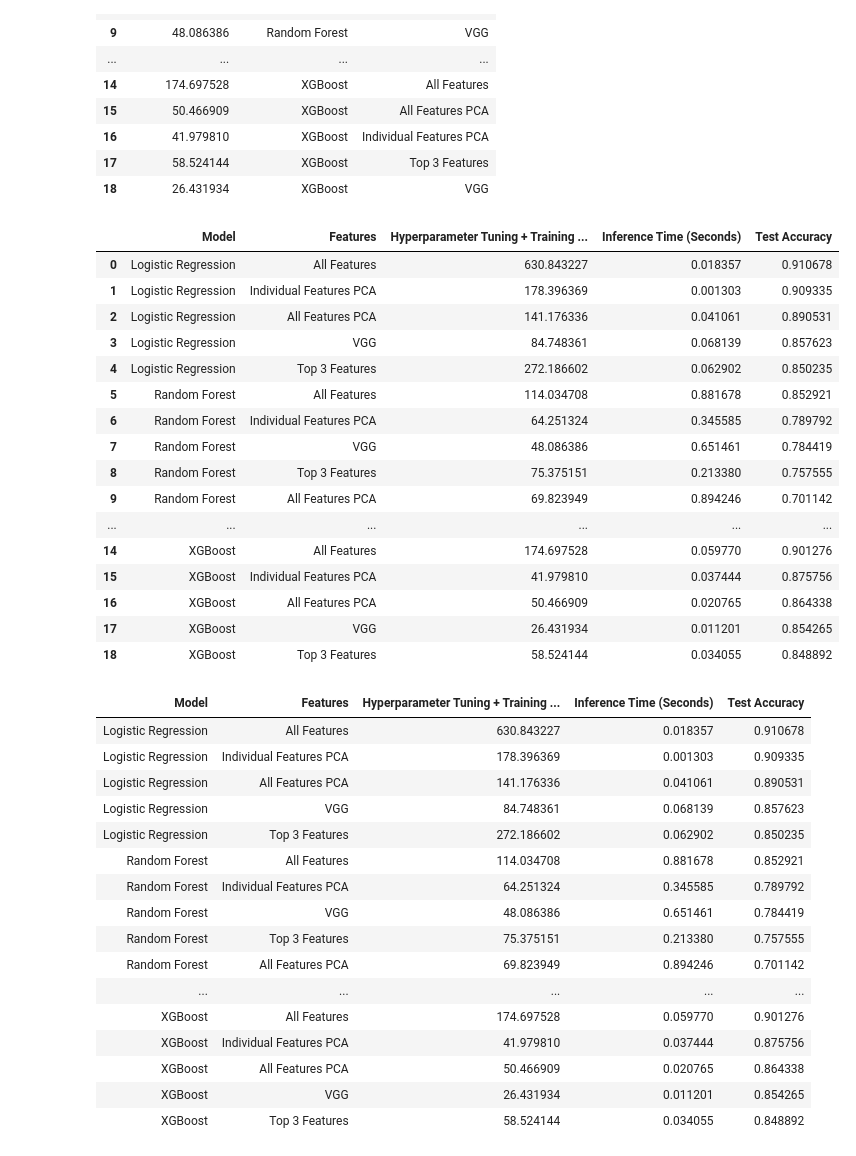
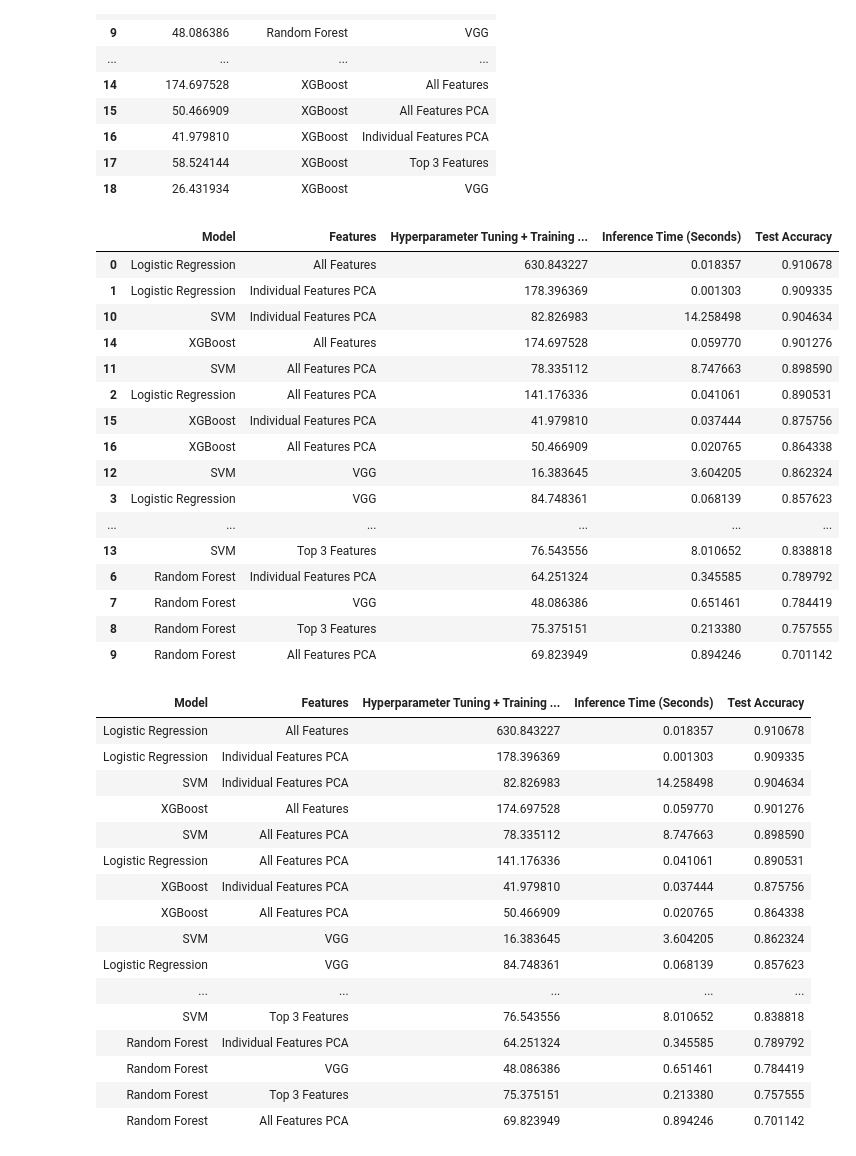
Before and after one commit to ijyliu/computer-vision-project, a Jupyter notebook: Code/Evaluation/Accuracy-Efficiency Table.ipynb, the cells around one changed output. Saved outputs shown, nothing was run; the diff lists cells and outputs as text; code cells hidden in the pictures.

Commit message:
sort order edit

```diff
--- a/Code/Evaluation/Accuracy-Efficiency Table.ipynb
+++ b/Code/Evaluation/Accuracy-Efficiency Table.ipynb
@@ -303,31 +303,31 @@ See the caveats in the documentation: https://pandas.pydata.org/pandas-docs/stab
 # %%
 # Accuracy - Efficiency table - join on 'Model' and 'Features'
 eff_acc_table = pd.merge(model_performance, job_cpu_clean, on=['Model', 'Features'], how='left').merge(inference_time_df, on=['Model', 'Features'], how='left')
 # Keep columns Model, Features, LaptopTime hours, Test Accuracy
 eff_acc_table = eff_acc_table[['Model', 'Features', 'LaptopTime hours', 'Inference Time (Seconds)', 'Test Accuracy']]
 # Rename LaptopTime hours to Hyperparameter Tuning + Training Time (Hours)
 eff_acc_table.rename(columns={'LaptopTime hours': 'Hyperparameter Tuning + Training Time (Hours)'}, inplace=True)
-# Sort by model and test accuracy
-eff_acc_table.sort_values(by=['Model', 'Test Accuracy'], ascending=[True, False], inplace=True)
+# Sort by test accuracy
+eff_acc_table.sort_values(by=['Test Accuracy'], ascending=[False], inplace=True)
 eff_acc_table
 # %% [output]
 |  | Model | Features | Hyperparameter Tuning + Training ... | Inference Time (Seconds) | Test Accuracy |
 | 0 | Logistic Regression | All Features | 630.843227 | 0.018357 | 0.910678 |
 | 1 | Logistic Regression | Individual Features PCA | 178.396369 | 0.001303 | 0.909335 |
+| 10 | SVM | Individual Features PCA | 82.826983 | 14.258498 | 0.904634 |
+| 14 | XGBoost | All Features | 174.697528 | 0.059770 | 0.901276 |
+| 11 | SVM | All Features PCA | 78.335112 | 8.747663 | 0.898590 |
 | 2 | Logistic Regression | All Features PCA | 141.176336 | 0.041061 | 0.890531 |
+| 15 | XGBoost | Individual Features PCA | 41.979810 | 0.037444 | 0.875756 |
+| 16 | XGBoost | All Features PCA | 50.466909 | 0.020765 | 0.864338 |
+| 12 | SVM | VGG | 16.383645 | 3.604205 | 0.862324 |
 | 3 | Logistic Regression | VGG | 84.748361 | 0.068139 | 0.857623 |
-| 4 | Logistic Regression | Top 3 Features | 272.186602 | 0.062902 | 0.850235 |
-| 5 | Random Forest | All Features | 114.034708 | 0.881678 | 0.852921 |
+| ... | ... | ... | ... | ... | ... |
+| 13 | SVM | Top 3 Features | 76.543556 | 8.010652 | 0.838818 |
 | 6 | Random Forest | Individual Features PCA | 64.251324 | 0.345585 | 0.789792 |
 | 7 | Random Forest | VGG | 48.086386 | 0.651461 | 0.784419 |
 | 8 | Random Forest | Top 3 Features | 75.375151 | 0.213380 | 0.757555 |
 | 9 | Random Forest | All Features PCA | 69.823949 | 0.894246 | 0.701142 |
-| ... | ... | ... | ... | ... | ... |
-| 14 | XGBoost | All Features | 174.697528 | 0.059770 | 0.901276 |
-| 15 | XGBoost | Individual Features PCA | 41.979810 | 0.037444 | 0.875756 |
-| 16 | XGBoost | All Features PCA | 50.466909 | 0.020765 | 0.864338 |
-| 17 | XGBoost | VGG | 26.431934 | 0.011201 | 0.854265 |
-| 18 | XGBoost | Top 3 Features | 58.524144 | 0.034055 | 0.848892 |
 # %%
 # Formatting and export
 eff_acc_table = (eff_acc_table.style.format(thousands=",", decimal=".")
@@ -346,17 +346,17 @@ eff_acc_table
 | Model | Features | Hyperparameter Tuning + Training ... | Inference Time (Seconds) | Test Accuracy |
 | Logistic Regression | All Features | 630.843227 | 0.018357 | 0.910678 |
 | Logistic Regression | Individual Features PCA | 178.396369 | 0.001303 | 0.909335 |
+| SVM | Individual Features PCA | 82.826983 | 14.258498 | 0.904634 |
+| XGBoost | All Features | 174.697528 | 0.059770 | 0.901276 |
+| SVM | All Features PCA | 78.335112 | 8.747663 | 0.898590 |
 | Logistic Regression | All Features PCA | 141.176336 | 0.041061 | 0.890531 |
+| XGBoost | Individual Features PCA | 41.979810 | 0.037444 | 0.875756 |
+| XGBoost | All Features PCA | 50.466909 | 0.020765 | 0.864338 |
+| SVM | VGG | 16.383645 | 3.604205 | 0.862324 |
 | Logistic Regression | VGG | 84.748361 | 0.068139 | 0.857623 |
-| Logistic Regression | Top 3 Features | 272.186602 | 0.062902 | 0.850235 |
-| Random Forest | All Features | 114.034708 | 0.881678 | 0.852921 |
+| ... | ... | ... | ... | ... |
+| SVM | Top 3 Features | 76.543556 | 8.010652 | 0.838818 |
 | Random Forest | Individual Features PCA | 64.251324 | 0.345585 | 0.789792 |
 | Random Forest | VGG | 48.086386 | 0.651461 | 0.784419 |
 | Random Forest | Top 3 Features | 75.375151 | 0.213380 | 0.757555 |
 | Random Forest | All Features PCA | 69.823949 | 0.894246 | 0.701142 |
-| ... | ... | ... | ... | ... |
-| XGBoost | All Features | 174.697528 | 0.059770 | 0.901276 |
-| XGBoost | Individual Features PCA | 41.979810 | 0.037444 | 0.875756 |
-| XGBoost | All Features PCA | 50.466909 | 0.020765 | 0.864338 |
-| XGBoost | VGG | 26.431934 | 0.011201 | 0.854265 |
-| XGBoost | Top 3 Features | 58.524144 | 0.034055 | 0.848892 |
```
Also changed, not shown: 2 other files.
